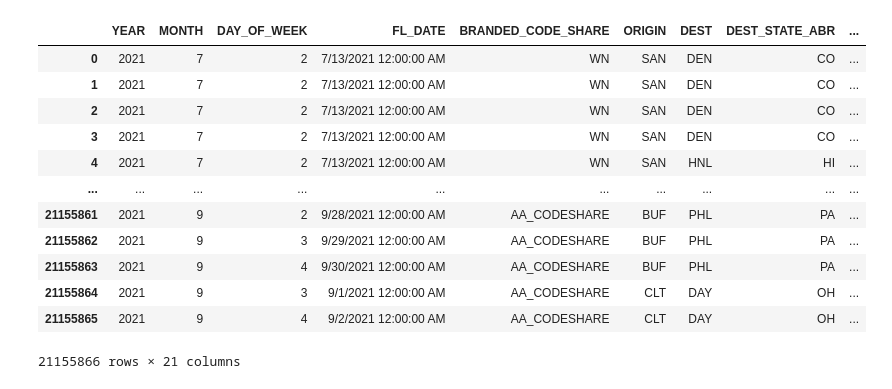
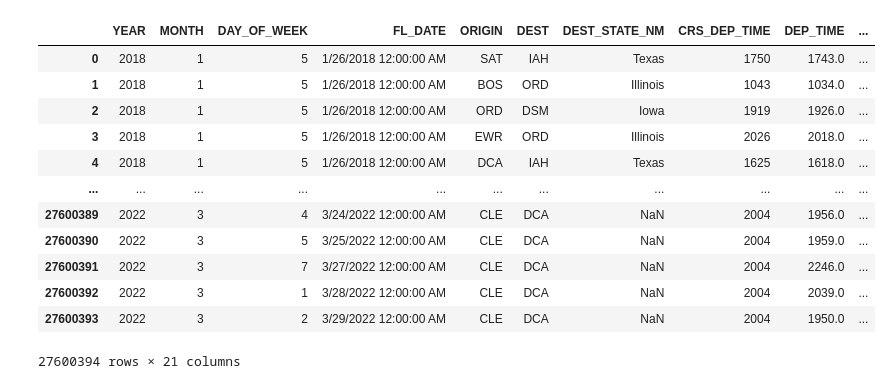
Before and after one commit to camilabatres/Airport_Analysis, a Jupyter notebook: Merge_csv_files.ipynb, the cells around one changed output. Saved outputs shown, nothing was run; the diff lists cells and outputs as text; code cells hidden in the pictures.

```diff
--- a/Merge_csv_files.ipynb
+++ b/Merge_csv_files.ipynb
@@ -11,29 +1,29 @@ files = glob.glob(files)
 # %%
 import pandas as pd
 import glob
 import os
 
 # setting the path for joining multiple files
-files = os.path.join("/Users/hodamojadidi/desktop/gwu_classwork/Module_20/dexter_project/Data/Airport Data/flight_data_*.csv")
+files = os.path.join("Raw Data/Airport Data/flight_data_*.csv")
 # list of merged files returned
 files = glob.glob(files)
 
 # joining files with concat and read_csv
 df = pd.concat(map(pd.read_csv, files), ignore_index=True)
 df
 # %% [output]
-|  | YEAR | MONTH | DAY_OF_WEEK | FL_DATE | BRANDED_CODE_SHARE | ORIGIN | DEST | DEST_STATE_ABR | ... |
-| 0 | 2021 | 7 | 2 | 7/13/2021 12:00:00 AM | WN | SAN | DEN | CO | ... |
-| 1 | 2021 | 7 | 2 | 7/13/2021 12:00:00 AM | WN | SAN | DEN | CO | ... |
-| 2 | 2021 | 7 | 2 | 7/13/2021 12:00:00 AM | WN | SAN | DEN | CO | ... |
-| 3 | 2021 | 7 | 2 | 7/13/2021 12:00:00 AM | WN | SAN | DEN | CO | ... |
-| 4 | 2021 | 7 | 2 | 7/13/2021 12:00:00 AM | WN | SAN | HNL | HI | ... |
-| ... | ... | ... | ... | ... | ... | ... | ... | ... | ... |
-| 21155861 | 2021 | 9 | 2 | 9/28/2021 12:00:00 AM | AA_CODESHARE | BUF | PHL | PA | ... |
-| 21155862 | 2021 | 9 | 3 | 9/29/2021 12:00:00 AM | AA_CODESHARE | BUF | PHL | PA | ... |
-| 21155863 | 2021 | 9 | 4 | 9/30/2021 12:00:00 AM | AA_CODESHARE | BUF | PHL | PA | ... |
-| 21155864 | 2021 | 9 | 3 | 9/1/2021 12:00:00 AM | AA_CODESHARE | CLT | DAY | OH | ... |
-| 21155865 | 2021 | 9 | 4 | 9/2/2021 12:00:00 AM | AA_CODESHARE | CLT | DAY | OH | ... |
+|  | YEAR | MONTH | DAY_OF_WEEK | FL_DATE | ORIGIN | DEST | DEST_STATE_NM | CRS_DEP_TIME | DEP_TIME | ... |
+| 0 | 2018 | 1 | 5 | 1/26/2018 12:00:00 AM | SAT | IAH | Texas | 1750 | 1743.0 | ... |
+| 1 | 2018 | 1 | 5 | 1/26/2018 12:00:00 AM | BOS | ORD | Illinois | 1043 | 1034.0 | ... |
+| 2 | 2018 | 1 | 5 | 1/26/2018 12:00:00 AM | ORD | DSM | Iowa | 1919 | 1926.0 | ... |
+| 3 | 2018 | 1 | 5 | 1/26/2018 12:00:00 AM | EWR | ORD | Illinois | 2026 | 2018.0 | ... |
+| 4 | 2018 | 1 | 5 | 1/26/2018 12:00:00 AM | DCA | IAH | Texas | 1625 | 1618.0 | ... |
+| ... | ... | ... | ... | ... | ... | ... | ... | ... | ... | ... |
+| 27600389 | 2022 | 3 | 4 | 3/24/2022 12:00:00 AM | CLE | DCA | NaN | 2004 | 1956.0 | ... |
+| 27600390 | 2022 | 3 | 5 | 3/25/2022 12:00:00 AM | CLE | DCA | NaN | 2004 | 1959.0 | ... |
+| 27600391 | 2022 | 3 | 7 | 3/27/2022 12:00:00 AM | CLE | DCA | NaN | 2004 | 2246.0 | ... |
+| 27600392 | 2022 | 3 | 1 | 3/28/2022 12:00:00 AM | CLE | DCA | NaN | 2004 | 2039.0 | ... |
+| 27600393 | 2022 | 3 | 2 | 3/29/2022 12:00:00 AM | CLE | DCA | NaN | 2004 | 1950.0 | ... |
-21155866 rows × 21 columns
+27600394 rows × 21 columns
 # %%
 df.to_csv("Flight.csv")
```
Also changed, not shown: parts of 3 cells of this notebook, 1 other file.
